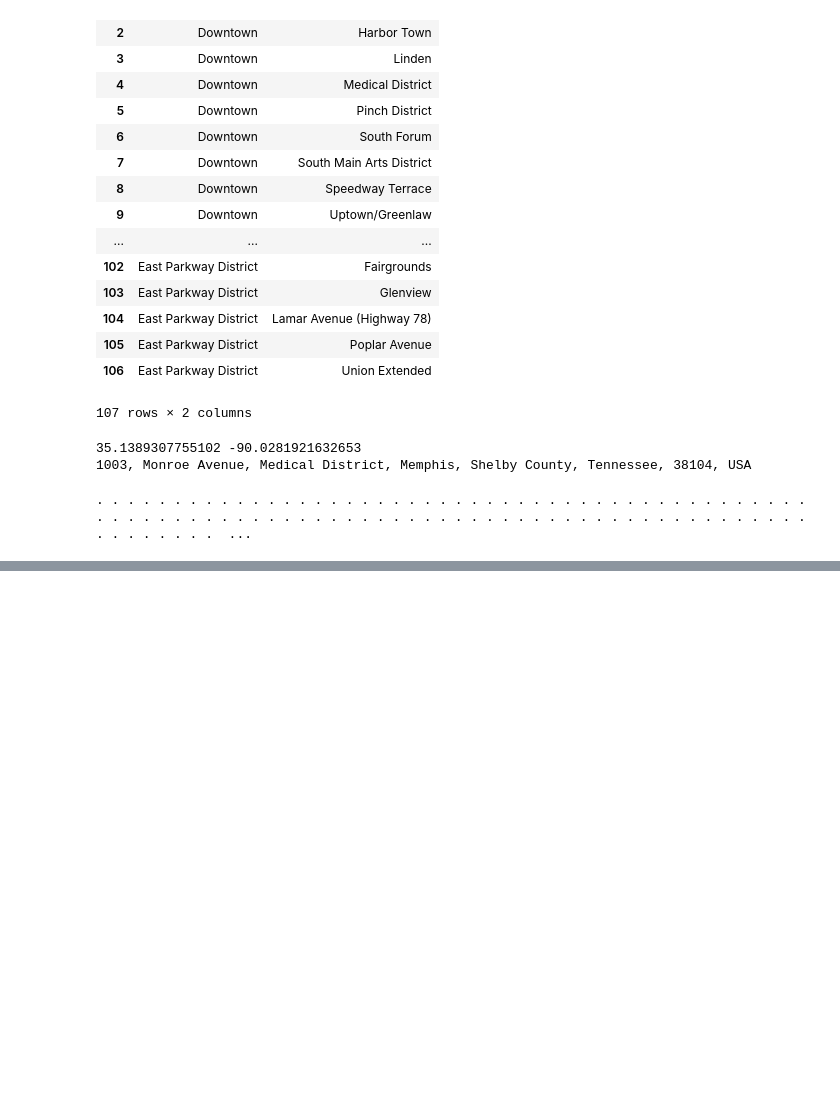
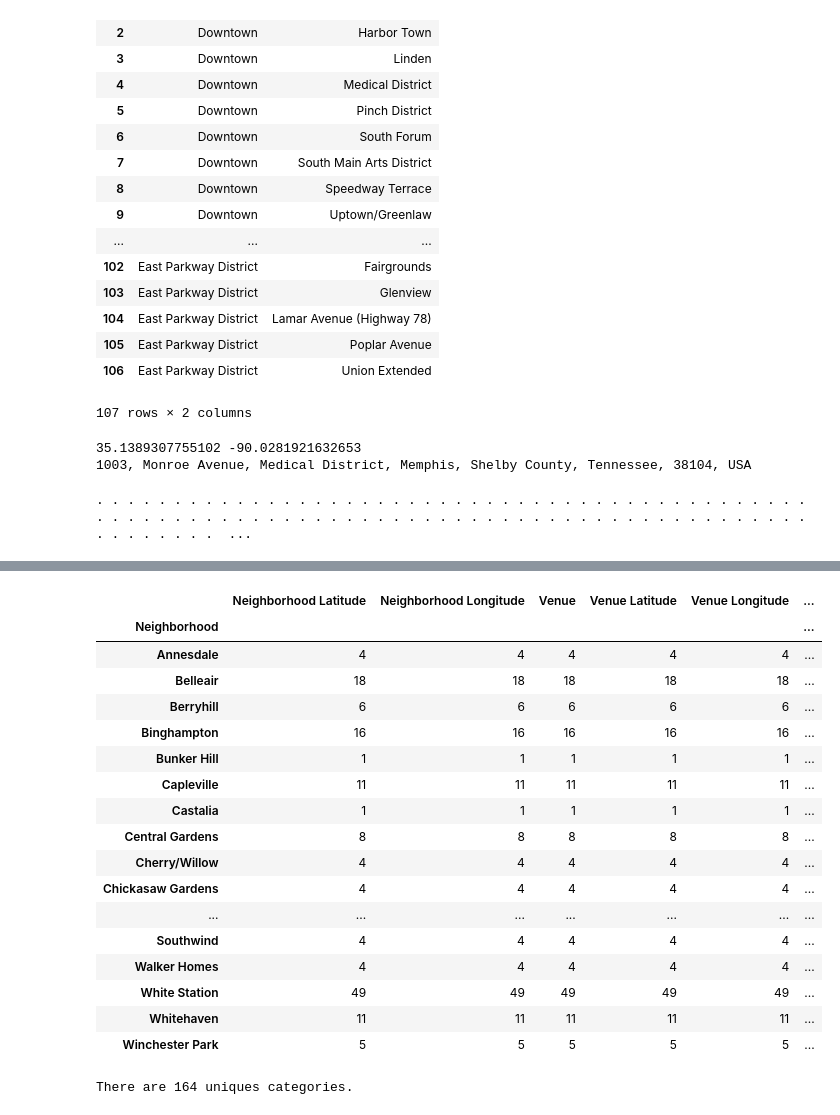
Before and after one commit to sumedhekaru/Analyzing-Neighborhoods, a Jupyter notebook: Battle-of-Neighborhood.ipynb, the cells around one changed output, grey strips where cells are left out. Cells and saved outputs as stored; diff of their text form; code cells hidden in the pictures; blank space fills up the shorter version.

```diff
--- a/Battle-of-Neighborhood.ipynb
+++ b/Battle-of-Neighborhood.ipynb
@@ -216,0 +308,40 @@ df
+# %%
+def getNearbyVenues(names, latitudes, longitudes, radius=500):
+
+    venues_list=[]
+    for name, lat, lng in zip(names, latitudes, longitudes):
+        print(name)
+        # print(lat)
+        # create the API request URL
+        url = 'https://api.foursquare.com/v2/venues/explore?&client_id={}&client_secret={}&v={}&ll={},{}&radius={}&limit={}'.format(
+            CLIENT_ID,
+            CLIENT_SECRET,
+            VERSION,
+            lat,
+            lng,
+            radius,
+            LIMIT)
+
+        # make the GET request
+        results = rs.get(url).json()["response"]['groups'][0]['items']
+
+        # return only relevant information for each nearby venue
+        venues_list.append([(
+            name,
+            lat,
+            lng,
+            v['venue']['name'],
+            v['venue']['location']['lat'],
+            v['venue']['location']['lng'],
+            v['venue']['categories'][0]['name']) for v in results])
+
+    nearby_venues = pd.DataFrame([item for venue_list in venues_list for item in venue_list])
+    nearby_venues.columns = ['Neighborhood',
+                  'Neighborhood Latitude',
+                  'Neighborhood Longitude',
+                  'Venue',
+                  'Venue Latitude',
+                  'Venue Longitude',
+                  'Venue Category']
+
+    return(nearby_venues)
@@ -216,0 +380,25 @@ df
+# %%
+Memphis_venues.groupby('Neighborhood').count()
+# %% [output]
+|  | Neighborhood Latitude | Neighborhood Longitude | Venue | Venue Latitude | Venue Longitude | ... |
+| Neighborhood |  |  |  |  |  | ... |
+| Annesdale | 4 | 4 | 4 | 4 | 4 | ... |
+| Belleair | 18 | 18 | 18 | 18 | 18 | ... |
+| Berryhill | 6 | 6 | 6 | 6 | 6 | ... |
+| Binghampton | 16 | 16 | 16 | 16 | 16 | ... |
+| Bunker Hill | 1 | 1 | 1 | 1 | 1 | ... |
+| Capleville | 11 | 11 | 11 | 11 | 11 | ... |
+| Castalia | 1 | 1 | 1 | 1 | 1 | ... |
+| Central Gardens | 8 | 8 | 8 | 8 | 8 | ... |
+| Cherry/Willow | 4 | 4 | 4 | 4 | 4 | ... |
+| Chickasaw Gardens | 4 | 4 | 4 | 4 | 4 | ... |
+| ... | ... | ... | ... | ... | ... | ... |
+| Southwind | 4 | 4 | 4 | 4 | 4 | ... |
+| Walker Homes | 4 | 4 | 4 | 4 | 4 | ... |
+| White Station | 49 | 49 | 49 | 49 | 49 | ... |
+| Whitehaven | 11 | 11 | 11 | 11 | 11 | ... |
+| Winchester Park | 5 | 5 | 5 | 5 | 5 | ... |
+# %%
+print('There are {} uniques categories.'.format(len(Memphis_venues['Venue Category'].unique())))
+# %% [output]
+There are 164 uniques categories.
```
Also changed, not shown: parts of 29 cells of this notebook.
